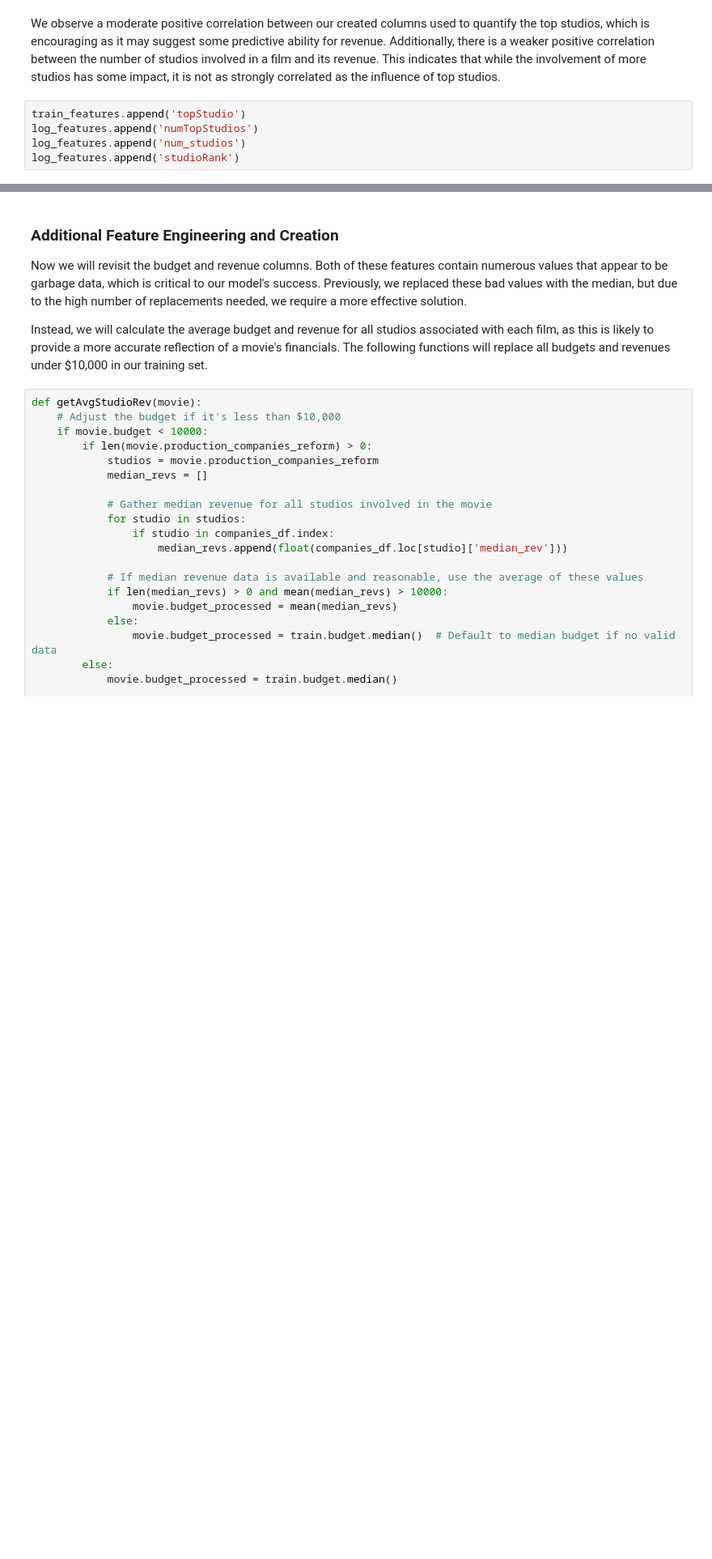
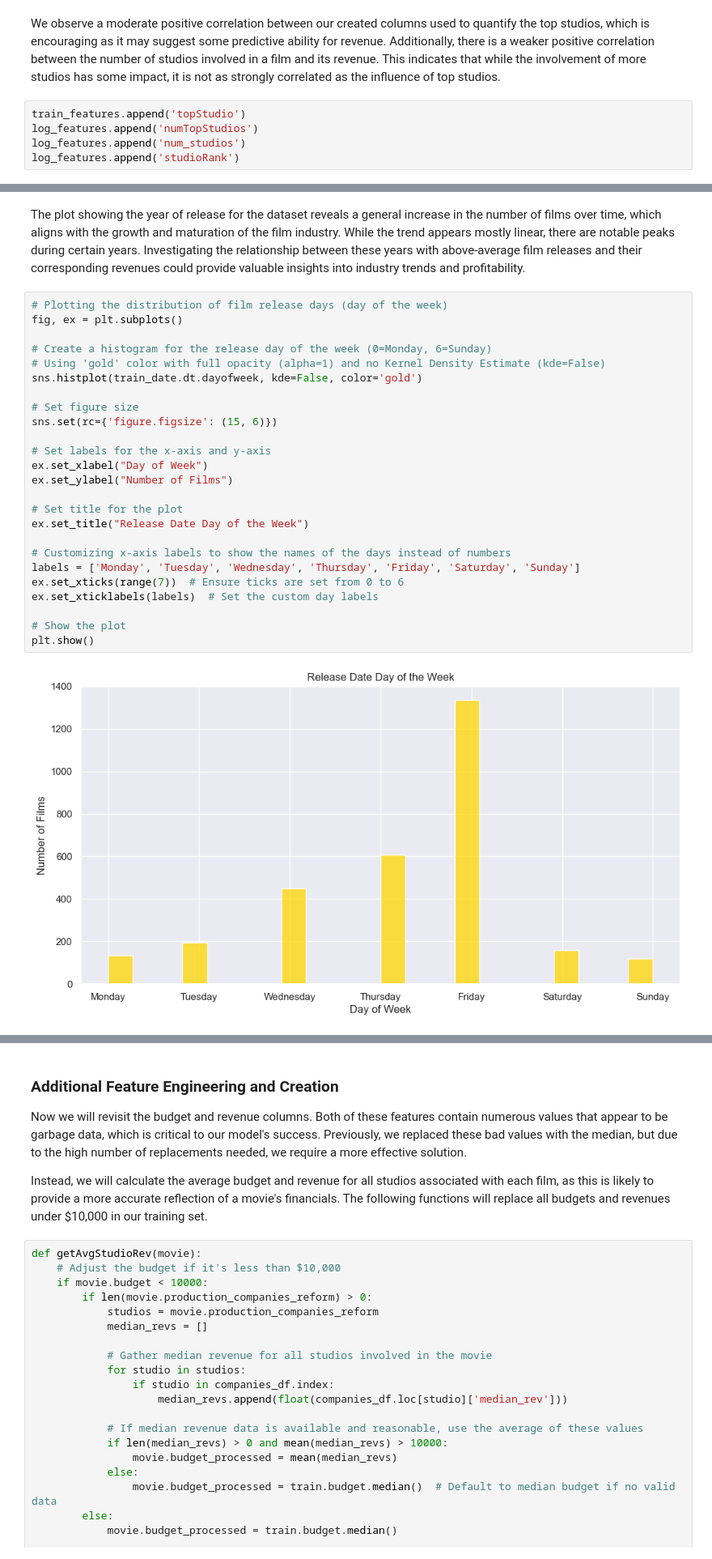
Before and after one commit to avashshresthaa/Movie-Box-Office-Revenue-Prediction, a Jupyter notebook: Final Project.ipynb, the cells around one changed output, grey strips where cells are left out. Shown at 81% size. Drawn from its saved outputs; the diff is of its cells as text; blank space fills up the shorter version.

```diff
--- a/Final Project.ipynb
+++ b/Final Project.ipynb
@@ -1211,0 +1447,29 @@ log_features.append('studioRank')
+# %% [markdown]
+The plot showing the year of release for the dataset reveals a general increase in the number of films over time, which aligns with the growth and maturation of the film industry. While the trend appears mostly linear, there are notable peaks during certain years. Investigating the relationship between these years with above-average film releases and their corresponding revenues could provide valuable insights into industry trends and profitability.
+# %%
+# Plotting the distribution of film release days (day of the week)
+fig, ex = plt.subplots()
+
+# Create a histogram for the release day of the week (0=Monday, 6=Sunday)
+# Using 'gold' color with full opacity (alpha=1) and no Kernel Density Estimate (kde=False)
+sns.histplot(train_date.dt.dayofweek, kde=False, color='gold')
+
+# Set figure size
+sns.set(rc={'figure.figsize': (15, 6)})
+
+# Set labels for the x-axis and y-axis
+ex.set_xlabel("Day of Week")
+ex.set_ylabel("Number of Films")
+
+# Set title for the plot
+ex.set_title("Release Date Day of the Week")
+
+# Customizing x-axis labels to show the names of the days instead of numbers
+labels = ['Monday', 'Tuesday', 'Wednesday', 'Thursday', 'Friday', 'Saturday', 'Sunday']
+ex.set_xticks(range(7))  # Ensure ticks are set from 0 to 6
+ex.set_xticklabels(labels)  # Set the custom day labels
+
+# Show the plot
+plt.show()
+# %% [output]
+[figure, added]
```
Also changed, not shown: parts of 97 cells of this notebook.
